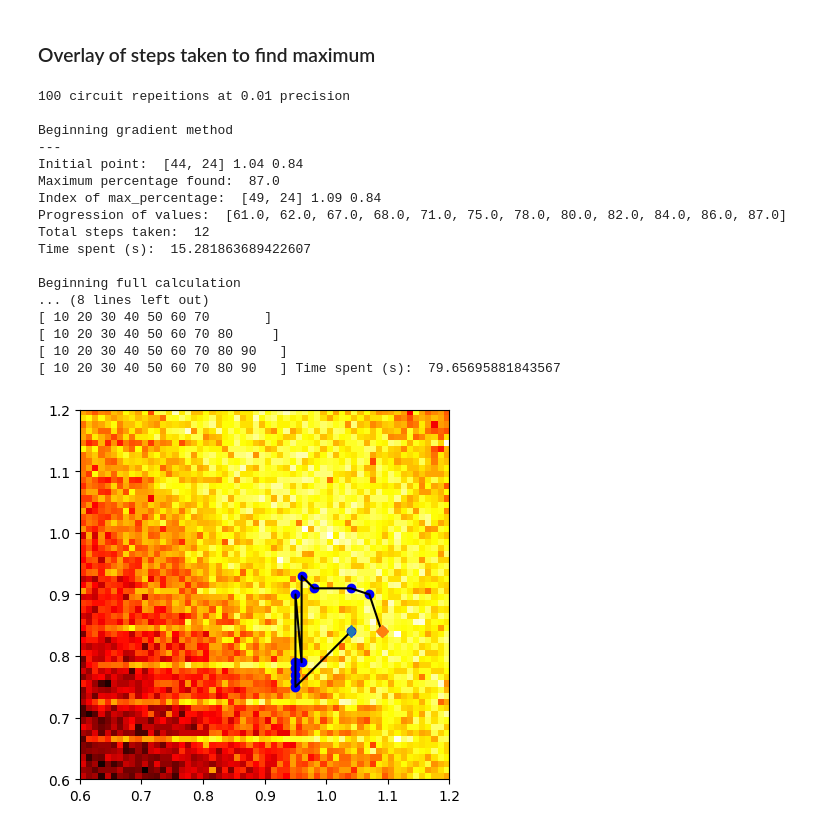
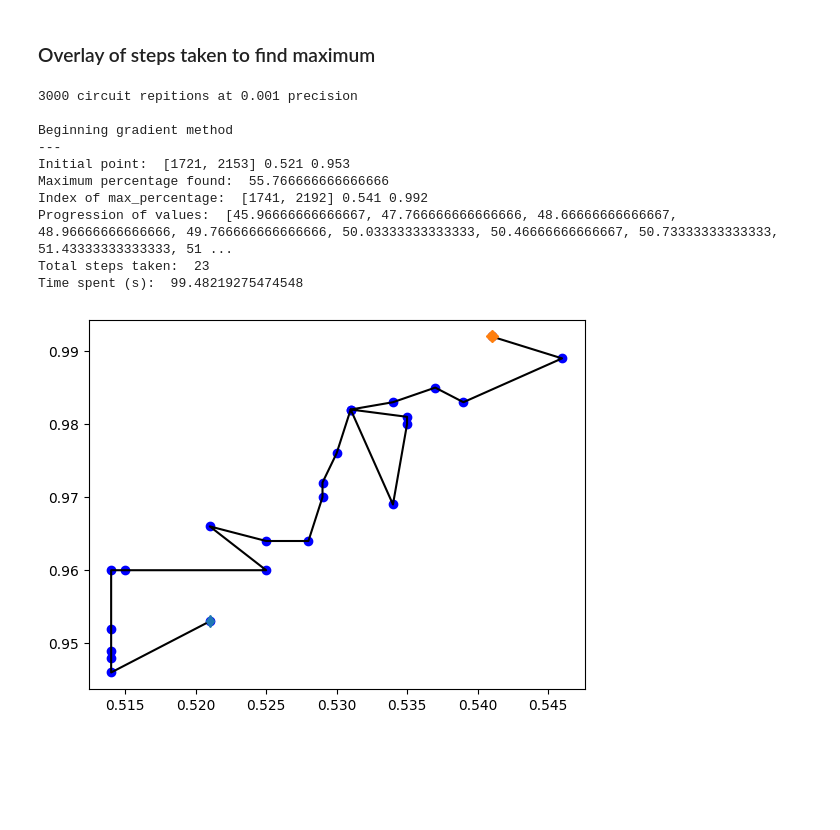
Before and after one commit to Rijuki/BITgatepowers, a Jupyter notebook: Inequal_test.ipynb, the cells around one changed output. Saved outputs shown, nothing was run; the diff lists cells and outputs as text; code cells hidden in the pictures; blank space fills up the shorter version.

```diff
--- a/Inequal_test.ipynb
+++ b/Inequal_test.ipynb
@@ -27,7 +28,7 @@ def measurement_as_int(qc, job, shots):
     for c_size in range(num_measurements):
         tmp = []
         for i in range(shots):
-            x = result[i][c_size]
+            x = int(result[i][c_size])
             tmp.append(x)
         a.append(tmp)
     return a
@@ -68,9 +69,12 @@ def main(n, m):
     qc = QuantumCircuit(4)
     make_bell_test_circuit(qc, n, m)
 
-    #provider = IBMQ.get_provider(hub='ibm-q')
-    #backend = provider.get_backend('ibmq_vigo')
+    #small_devices = provider.backends(filters=lambda x: x.configuration().n_qubits >= 4
+    #                               and not x.configuration().simulator)
+    #backend = least_busy(small_devices)
+    #backend = provider.get_backend('ibmq_manila')
     backend = Aer.get_backend('qasm_simulator')
+
     job = execute(qc, backend, shots=repetitions, optimization_level=3, memory=True)
     #job_monitor(job)
     job = job.result()
@@ -81,7 +85,7 @@ def main(n, m):
     win_outcomes = []
 
     for i in range(repetitions):
-        j = (int(a[0][i]) ^ int(a[2][i]) == int(a[1][i]) & int(a[3][i]))
+        j = (a[0][i] ^ a[2][i] == a[1][i] & a[3][i])
         if j is True:
             outcomes.append('1')
             win_outcomes.append('1')
@@ -228,50 +243,45 @@ def full_calculation():
 ### Overlay of steps taken to find maximum
 # %%
 #Global variables
-repetitions = 100
-xinitial = 0.6
+repetitions = 3000
+xinitial = -1.2
 xlength = 1.2
-yinitial = 0.6
+yinitial = -1.2
 ylength = 1.2
-stepc = 0.01
+stepc = 0.001
+search_radius = 7
+
 deci_round = str(stepc)[::-1].find('.')
-search_radius = 9
 x = np.arange(xinitial, xlength, stepc)
 y = np.arange(yinitial, ylength, stepc)
+#provider = IBMQ.load_account()
 
 if __name__ == '__main__':
     _, index_log = gradient_method()
-    r = full_calculation()
+    #r = full_calculation()
 
     index_map_x = []
     index_map_y = []
     for i in range(len(index_log)):
         index_map_x.append(x[index_log[i][0]])
         index_map_y.append(y[index_log[i][1]])
 
     plt.plot(index_map_x, index_map_y, 'bo', index_map_x, index_map_y, 'k')
     #thin diamond is start
     plt.plot(index_map_x[0], index_map_y[0], 'd')
     #diamon is end
     plt.plot(index_map_x[-1], index_map_y[-1], 'D')
-    plt.imshow(r, cmap='hot', interpolation='antialiased', extent=[xinitial, xlength, yinitial, ylength], origin='lower');
+    #plt.imshow(r, cmap='hot', interpolation='antialiased', extent=[xinitial, xlength, yinitial, ylength], origin='lower');
 # %% [output]
-100 circuit repeitions at 0.01 precision
+3000 circuit repitions at 0.001 precision
 
 Beginning gradient method
 ---
-Initial point:  [44, 24] 1.04 0.84
-Maximum percentage found:  87.0
-Index of max_percentage:  [49, 24] 1.09 0.84
-Progression of values:  [61.0, 62.0, 67.0, 68.0, 71.0, 75.0, 78.0, 80.0, 82.0, 84.0, 86.0, 87.0]
-Total steps taken:  12
-Time spent (s):  15.281863689422607
-
-Beginning full calculation
-... (8 lines left out)
-[ 10 20 30 40 50 60 70       ]
-[ 10 20 30 40 50 60 70 80     ]
-[ 10 20 30 40 50 60 70 80 90   ]
-[ 10 20 30 40 50 60 70 80 90   ] Time spent (s):  79.65695881843567
+Initial point:  [1721, 2153] 0.521 0.953
+Maximum percentage found:  55.766666666666666
+Index of max_percentage:  [1741, 2192] 0.541 0.992
+Progression of values:  [45.96666666666667, 47.766666666666666, 48.66666666666667, 48.96666666666666, 49.766666666666666, 50.03333333333333, 50.46666666666667, 50.73333333333333, 51.43333333333333, 51 ...
+Total steps taken:  23
+Time spent (s):  99.48219275474548
-[figure, old version]
+[figure, new version]
 # %%
```
Also changed, not shown: parts of 4 cells of this notebook.
